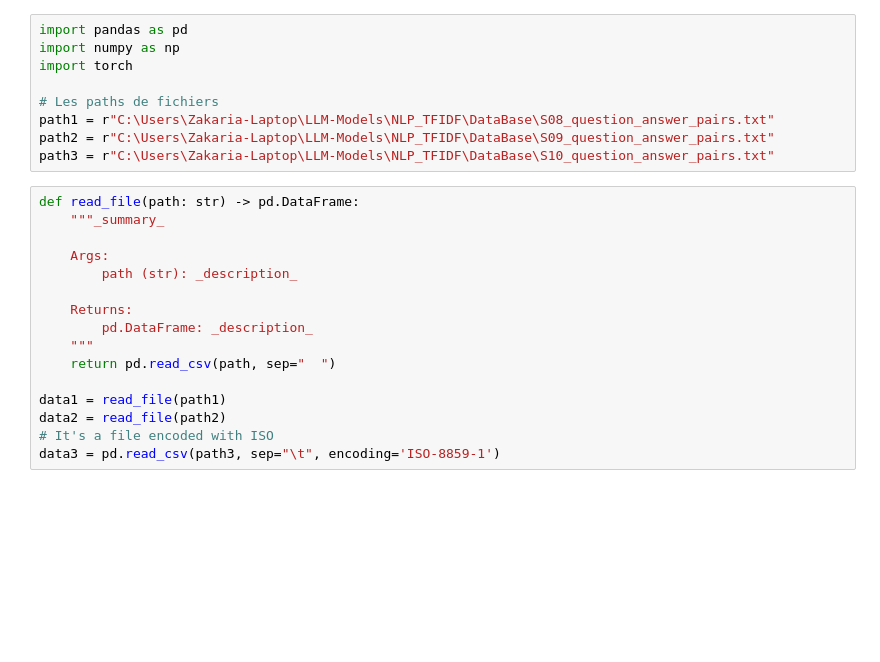
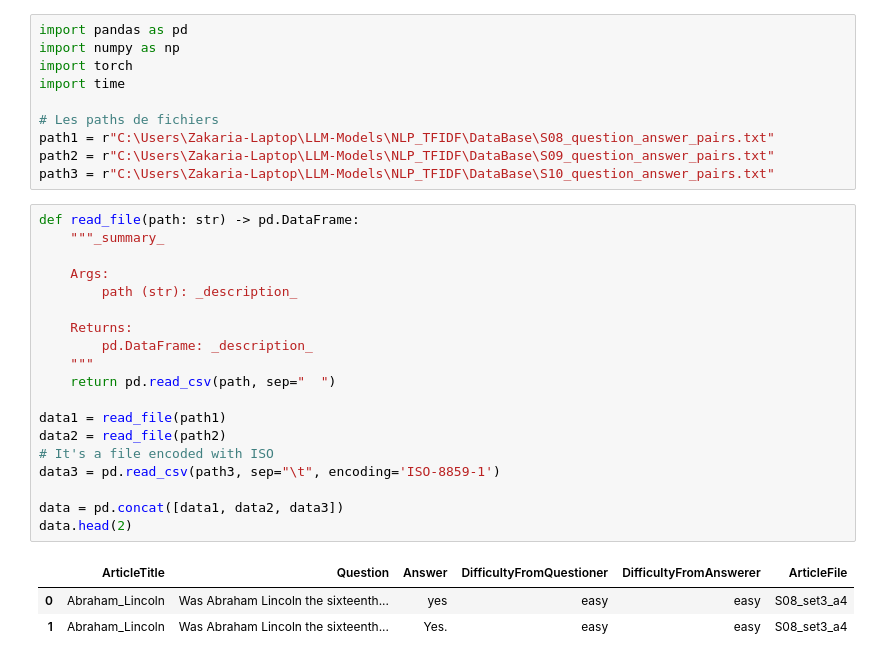
Before and after one commit to zakariafaouzi/LLM-Models, a Jupyter notebook: NLP_TFIDF/QA_With_LLM_Finetuning.ipynb, the cells around one changed output. Drawn from its saved outputs; the diff is of its cells as text; blank space fills up the shorter version.

```diff
--- a/NLP_TFIDF/QA_With_LLM_Finetuning.ipynb
+++ b/NLP_TFIDF/QA_With_LLM_Finetuning.ipynb
@@ -2,6 +38,7 @@
 import pandas as pd
 import numpy as np
 import torch
+import time
 
 # Les paths de fichiers
 path1 = r"C:\Users\Zakaria-Laptop\LLM-Models\NLP_TFIDF\DataBase\S08_question_answer_pairs.txt"
@@ -10,16 +47,23 @@ path3 = r"C:\Users\Zakaria-Laptop\LLM-Models\NLP_TFIDF\DataBase\S10_question_ans
 # %%
 def read_file(path: str) -> pd.DataFrame:
     """_summary_
 
     Args:
         path (str): _description_
 
     Returns:
         pd.DataFrame: _description_
     """
     return pd.read_csv(path, sep="	")
 
 data1 = read_file(path1)
 data2 = read_file(path2)
 # It's a file encoded with ISO
 data3 = pd.read_csv(path3, sep="\t", encoding='ISO-8859-1')
+
+data = pd.concat([data1, data2, data3])
+data.head(2)
+# %% [output]
+|  | ArticleTitle | Question | Answer | DifficultyFromQuestioner | DifficultyFromAnswerer | ArticleFile |
+| 0 | Abraham_Lincoln | Was Abraham Lincoln the sixteenth... | yes | easy | easy | S08_set3_a4 |
+| 1 | Abraham_Lincoln | Was Abraham Lincoln the sixteenth... | Yes. | easy | easy | S08_set3_a4 |
```
Also changed, not shown: parts of 20 cells of this notebook.
